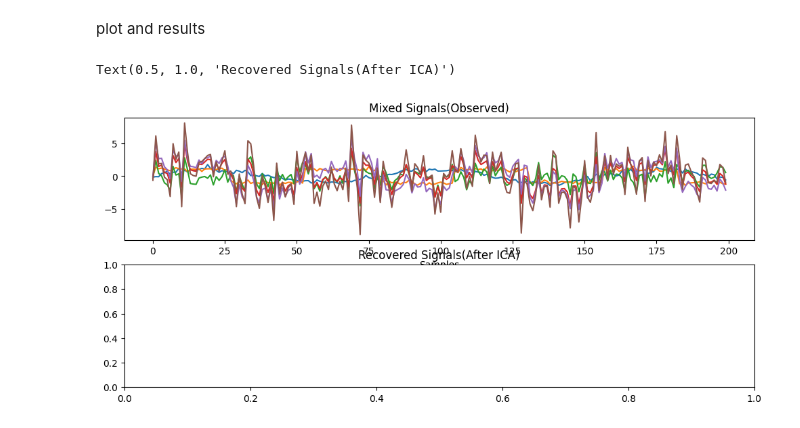
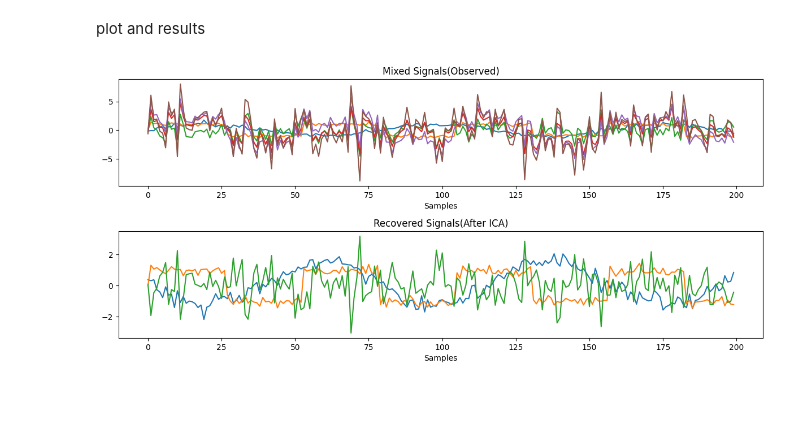
Before and after one commit to shovo896/Blind-source-separation-using-FASTICA-in-Scikitlearn, a Jupyter notebook: FirstICA.ipynb, the cells around one changed output. Drawn from its saved outputs; the diff is of its cells as text; code cells hidden in the pictures; blank space fills up the shorter version.

Commit message:
plot

```diff
--- a/FirstICA.ipynb
+++ b/FirstICA.ipynb
@@ -26,21 +26,24 @@ plot and results
 # %%
 plt.figure(figsize=(12,8))
 
 plt.subplot(3,1,2)
 plt.title("Orginal Source Signals ")
 plt.plot(S)
 plt.xlabel("samples")
 
 
 plt.subplot(3,1,2)
 plt.title("Mixed Signals(Observed)")
 plt.plot(X)
 plt.xlabel("Samples")
 
 plt.subplot(3,1,3)
 plt.title("Recovered Signals(After ICA)")
 plt.plot(S_estimated)
-plt.xlabel()
+plt.xlabel("Samples")
+
+
+plt.tight_layout()
+plt.show()
 # %% [output]
-Text(0.5, 1.0, 'Recovered Signals(After ICA)')
-[figure, old version]
+[figure, new version]
```
